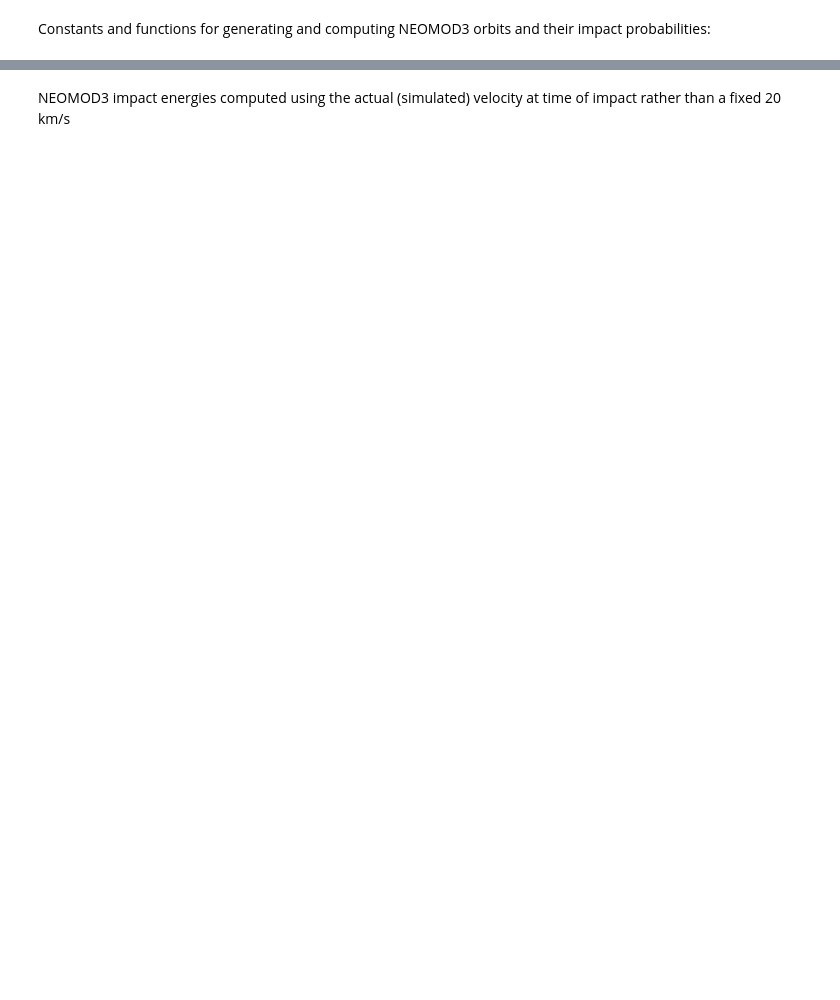
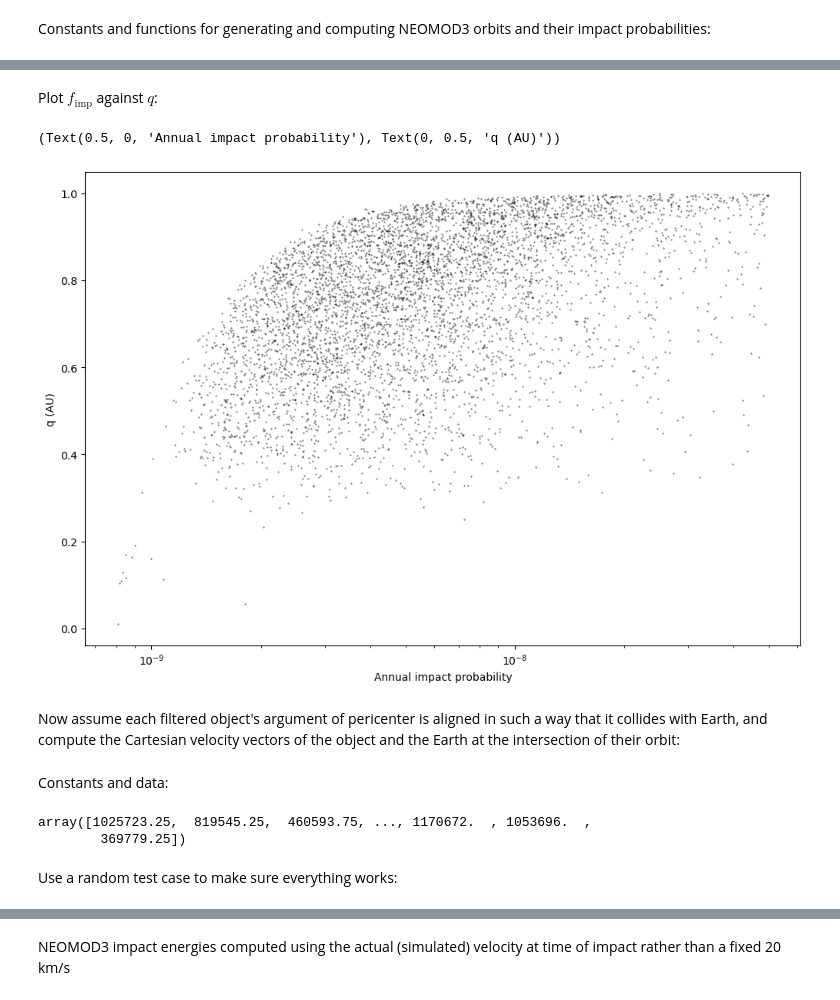
Before and after one commit to ia-chow/Thesis, a Jupyter notebook: dynamics/neomod3_impact_energies.ipynb, the cells around one changed output, grey strips where cells are left out. Drawn from its saved outputs; the diff is of its cells as text; code cells hidden in the pictures; blank space fills up the shorter version.

```diff
--- a/dynamics/neomod3_impact_energies.ipynb
+++ b/dynamics/neomod3_impact_energies.ipynb
@@ -90,0 +111,11 @@ neomod3_output, neomod3_pts
+# %%
+# compute impact probabilities:
+neomod3_aeis = np.c_[neomod3_as, neomod3_es, neomod3_is]
+neomod3_aeiperis = np.c_[neomod3_as, neomod3_es, neomod3_is, neomod3_peris]
+# multiprocess, computing for neomod2 and 3
+pool = multiprocessing.Pool()
+# neomod3_pts_pokorny = np.array(list(tqdm(pool.imap(get_pokorny_annual_P_packed, neomod3_aeiperis), total = len(neomod3_aeiperis))))
+neomod3_pts = np.array(list(tqdm(pool.imap(get_opik_annual_P_packed, neomod3_aeis), total = len(neomod3_aeis))))
+# join and close
+pool.close()
+pool.join()
@@ -90,0 +124,29 @@ neomod3_output, neomod3_pts
+# %%
+def filter_obj_mask(pts, qs, Qs, ip_threshold=5.e-8, target_a = 1.):
+    """
+    Return mask to truncate objects at ip threshold ip_threshold, remove 0 and nan values,
+    and remove objects that do not cross trarget's orbit
+    """
+    # mask
+    return (0. < pts) & (pts < ip_threshold) & ~np.isnan(pts) & (qs < target_a) & (Qs > target_a)
+
+
+neomod3_qs = neomod3_as * (1. - neomod3_es)
+neomod3_Qs = neomod3_as * (1. + neomod3_es)
+# mask for 0, nan, impact probability, q and Q
+mask = filter_obj_mask(neomod3_pts, neomod3_qs, neomod3_Qs)
+# apply to pts and qs
+m_neomod3_pts = neomod3_pts[mask]
+m_neomod3_qs = neomod3_qs[mask]
+# %% [markdown]
+Plot $f_\mathrm{imp}$ against $q$:
+# %%
+plt.figure(figsize = (12, 8))
+plt.scatter(m_neomod3_pts, m_neomod3_qs, s=0.1, c='k')
+plt.xscale('log')
+plt.xlabel('Annual impact probability'), plt.ylabel('q (AU)')
+# %% [output]
+(Text(0.5, 0, 'Annual impact probability'), Text(0, 0.5, 'q (AU)'))
+[figure, added]
+# %% [markdown]
+Now assume each filtered object's argument of pericenter is aligned in such a way that it collides with Earth, and compute the Cartesian velocity vectors of the object and the Earth at the intersection of their orbit:
@@ -90,0 +179,17 @@ neomod3_output, neomod3_pts
+# %% [markdown]
+Constants and data:
+# %%
+rho = 1500.  # assume 1500 kg/m^3
+G = 6.674e-11  # SI units
+
+m_neomod3_output = neomod3_output[mask]  # filter neomod3 output
+m_neomod3_hs, m_neomod3_as, m_neomod3_es, m_neomod3_is, m_neomod3_sizes, m_neomod3_albs = m_neomod3_output.T
+m_neomod3_peris = neomod3_peris[mask]
+
+m_neomod3_masses = 4. * rho * (m_neomod3_sizes * 1000./2.) ** 3  # convert size to m, rho is in kg/m^3 so mass is in kg
+m_neomod3_masses
+# %% [output]
+array([1025723.25,  819545.25,  460593.75, ..., 1170672.  , 1053696.  ,
+        369779.25])
+# %% [markdown]
+Use a random test case to make sure everything works:
```
Also changed, not shown: parts of 14 cells of this notebook, 5 other files.
